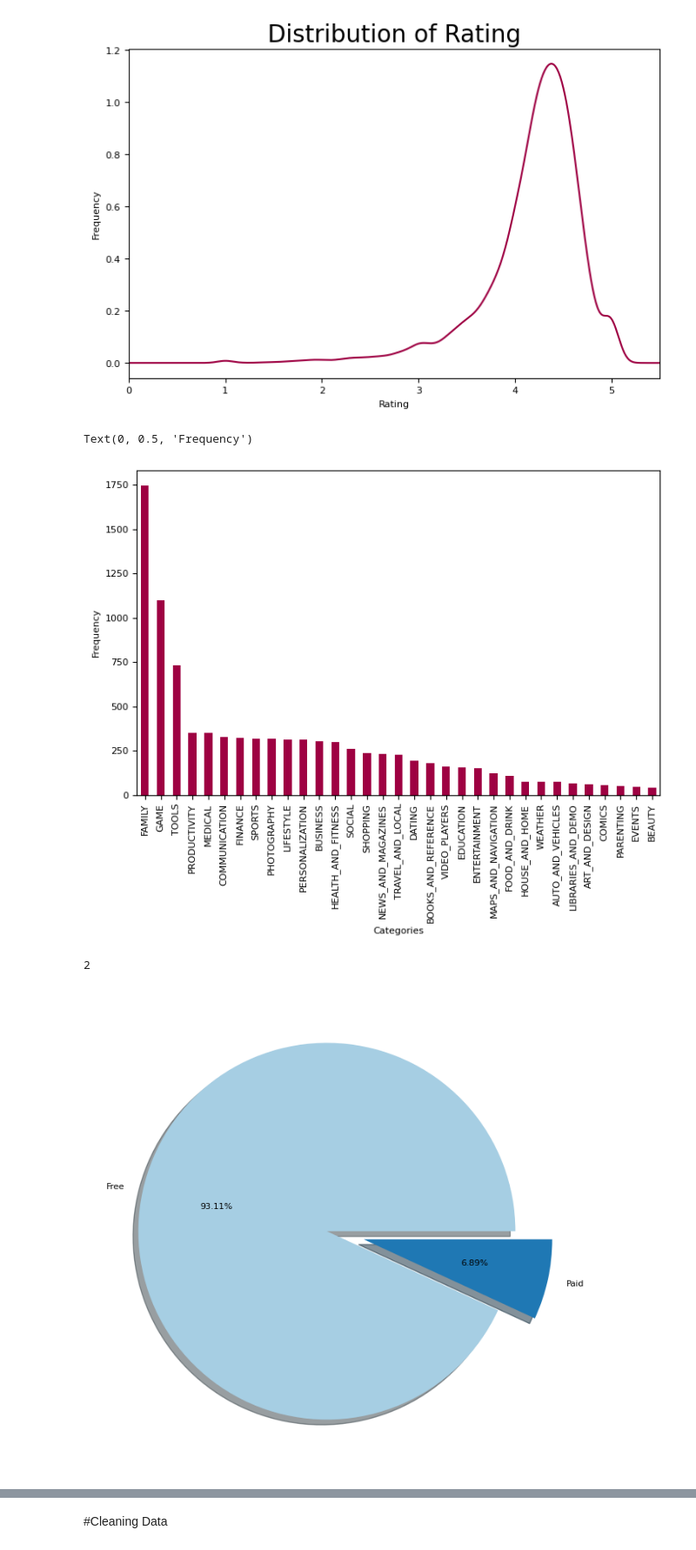
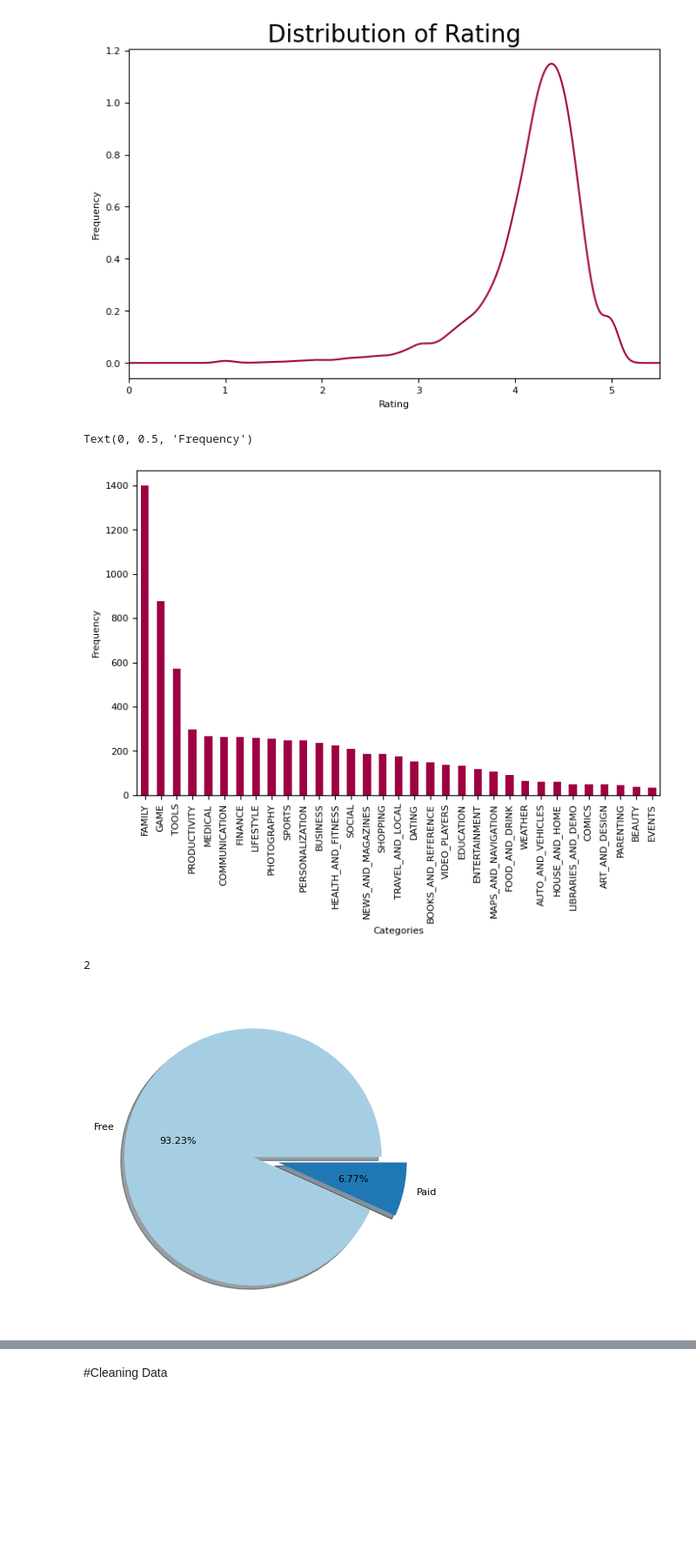
Before and after one commit to rushizirpe/rating_prediction, a Jupyter notebook: apps_rating_pred.ipynb, the cells around one changed output, grey strips where cells are left out. Shown at 87% size. Cells and saved outputs as stored; diff of their text form; code cells hidden in the pictures; blank space fills up the shorter version.

```diff
--- a/apps_rating_pred.ipynb
+++ b/apps_rating_pred.ipynb
@@ -191,8 +201,11 @@ True
 # %%
 
 strat_train_set, strat_test_set = train_test_split(
-    appdata_option1, test_size=0.2, stratify=appdata_option1["rating_cat"], random_state=42)
+    appdata, test_size=0.2, stratify=appdata["rating_cat"], random_state=42)
 # %% [markdown]
 #Discover and Visualize the Data to Gain Insights
+# %%
+#outlier in rating
+strat_train_set["Rating"]=strat_train_set["Rating"].apply(lambda x: x/10 if x>10 else x)
 # %%
 
@@ -239,11 +234,11 @@ Text(0.5, 1.0, 'Distribution of Rating')
 # %%
 #barchart for category
 
-cat_=appdata["Category"].value_counts()
+cat_=strat_train_set["Category"].value_counts()
 fig=cat_.plot( kind='bar',figsize=(8,5), legend=False, colormap=cmap)
 fig.set_xlabel("Categories")
 fig.set_ylabel("Frequency")
 # %% [output]
 Text(0, 0.5, 'Frequency')
-[figure, old version]
+[figure, new version]
 # %%
@@ -252,17 +247,15 @@ len(appdata["Type"].value_counts())
 2
 # %%
 
-
-
 #define Seaborn color palette to use
-y = appdata["Type"].value_counts()
-label = appdata["Type"].unique()
+y = strat_train_set["Type"].value_counts()
+label = strat_train_set["Type"].unique()
 
 colors = sns.color_palette('Paired')[0:3]
-explode=[i/5 for i in range(len(appdata["Type"].value_counts()))]
+explode=[i/5 for i in range(len(strat_train_set["Type"].value_counts()))]
 
 #create pie chart
 plt.pie(y, labels = label, colors = colors, autopct='%.02f%%', shadow=True, explode=explode)
 plt.show()
 # %% [output]
-[figure, old version]
+[figure, new version]
```
Also changed, not shown: parts of 65 cells of this notebook.
